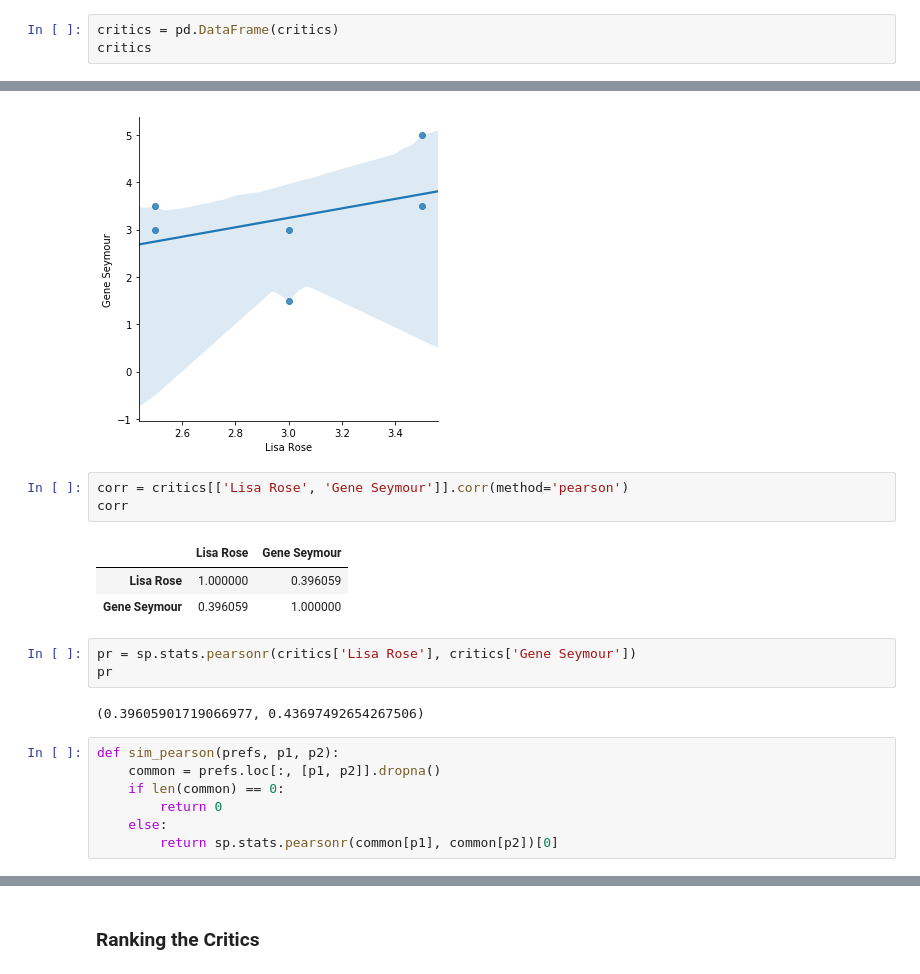
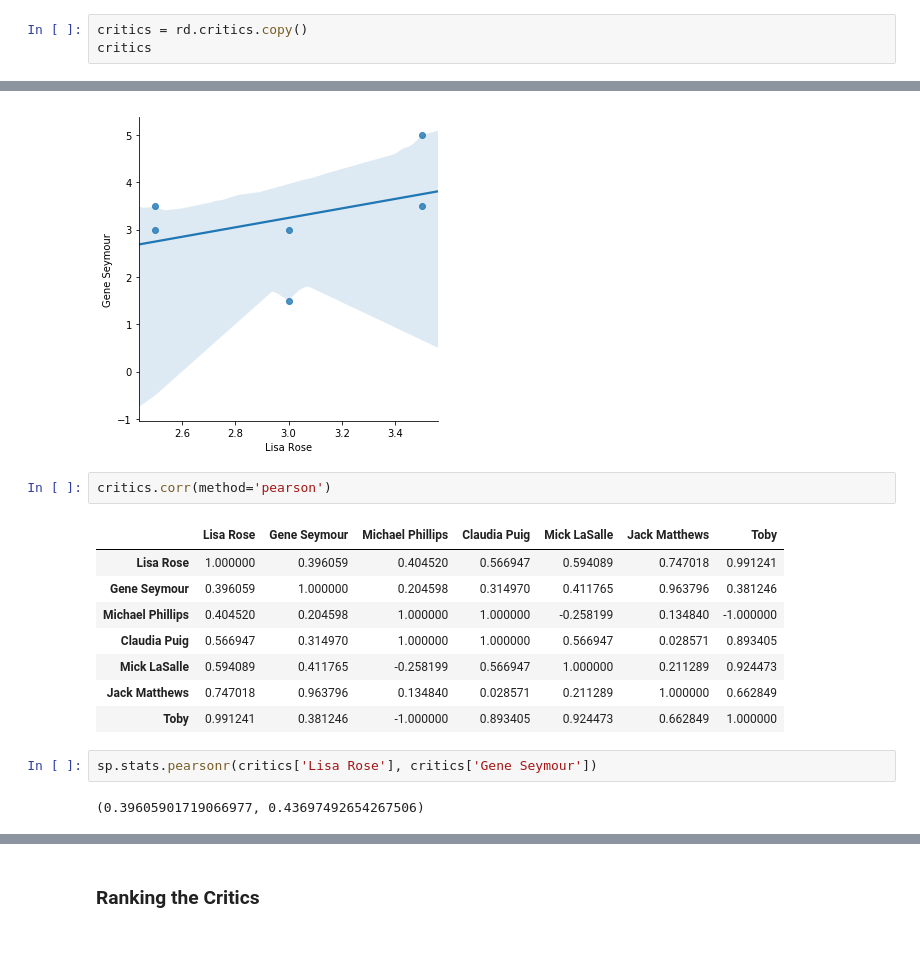
Before and after one commit to xashes/programming-collective-intelligence-code, a Jupyter notebook: chapter2/Recommendations.ipynb, the cells around one changed output, grey strips where cells are left out. Cells and saved outputs as stored; diff of their text form; blank space fills up the shorter version.

```diff
--- a/chapter2/Recommendations.ipynb
+++ b/chapter2/Recommendations.ipynb
@@ -15,5 +17,5 @@ import recommendations
 # %%
-critics = pd.DataFrame(critics)
+critics = rd.critics.copy()
 critics
 # %% [output]
 |  | Lisa Rose | Gene Seymour | Michael Phillips | Claudia Puig | Mick LaSalle | Jack Matthews | Toby |
@@ -108,23 +91,19 @@ sns.lmplot('Lisa Rose', 'Gene Seymour', data=critics)
 # %% [output]
 <seaborn.axisgrid.FacetGrid at 0x...>
 [figure]
+# %%
+critics.corr(method='pearson')
+# %% [output]
+|  | Lisa Rose | Gene Seymour | Michael Phillips | Claudia Puig | Mick LaSalle | Jack Matthews | Toby |
+| Lisa Rose | 1.000000 | 0.396059 | 0.404520 | 0.566947 | 0.594089 | 0.747018 | 0.991241 |
+| Gene Seymour | 0.396059 | 1.000000 | 0.204598 | 0.314970 | 0.411765 | 0.963796 | 0.381246 |
+| Michael Phillips | 0.404520 | 0.204598 | 1.000000 | 1.000000 | -0.258199 | 0.134840 | -1.000000 |
+| Claudia Puig | 0.566947 | 0.314970 | 1.000000 | 1.000000 | 0.566947 | 0.028571 | 0.893405 |
+| Mick LaSalle | 0.594089 | 0.411765 | -0.258199 | 0.566947 | 1.000000 | 0.211289 | 0.924473 |
+| Jack Matthews | 0.747018 | 0.963796 | 0.134840 | 0.028571 | 0.211289 | 1.000000 | 0.662849 |
+| Toby | 0.991241 | 0.381246 | -1.000000 | 0.893405 | 0.924473 | 0.662849 | 1.000000 |
 # %%
-corr = critics[['Lisa Rose', 'Gene Seymour']].corr(method='pearson')
-corr
+sp.stats.pearsonr(critics['Lisa Rose'], critics['Gene Seymour'])
 # %% [output]
-|  | Lisa Rose | Gene Seymour |
-| Lisa Rose | 1.000000 | 0.396059 |
-| Gene Seymour | 0.396059 | 1.000000 |
+(0.39605901719066977, 0.43697492654267506)
-# %%
-pr = sp.stats.pearsonr(critics['Lisa Rose'], critics['Gene Seymour'])
-pr
-# %% [output]
-(0.39605901719066977, 0.43697492654267506)
-# %%
-def sim_pearson(prefs, p1, p2):
-    common = prefs.loc[:, [p1, p2]].dropna()
-    if len(common) == 0:
-        return 0
-    else:
-        return sp.stats.pearsonr(common[p1], common[p2])[0]
 # %%
```
Also changed, not shown: parts of 16 cells of this notebook, 2 other files.
